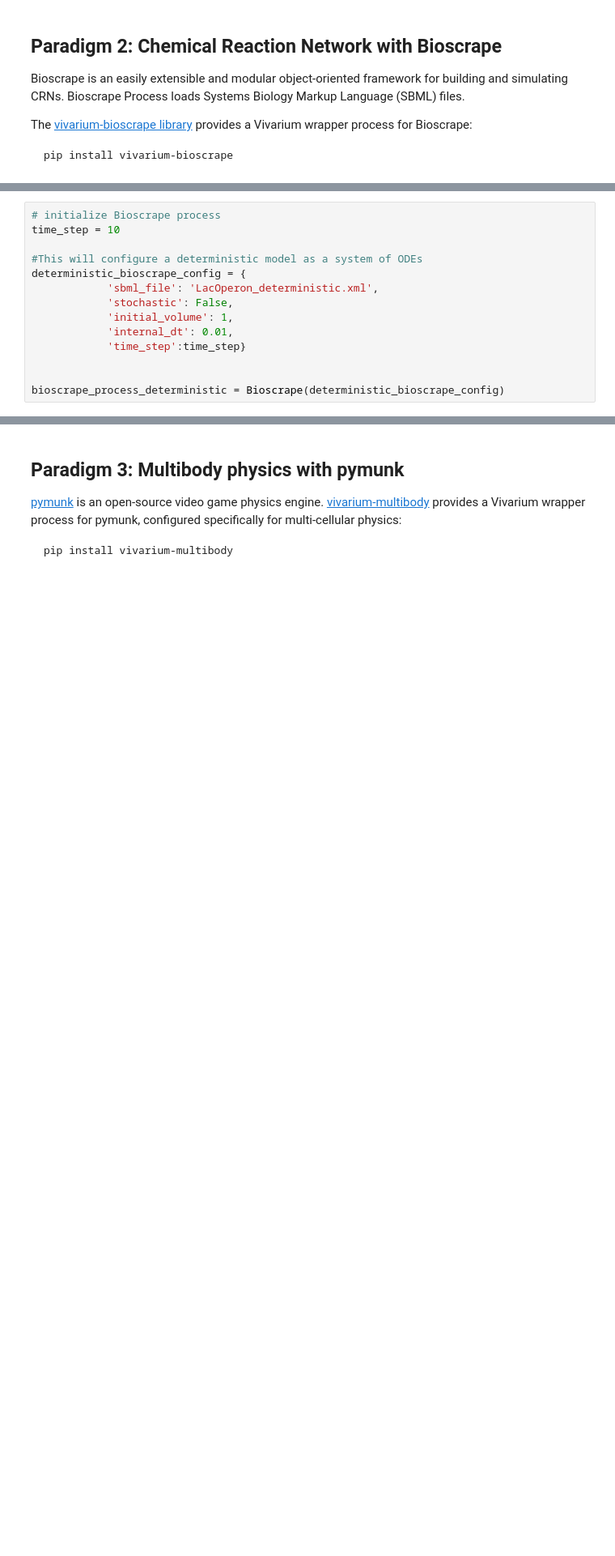
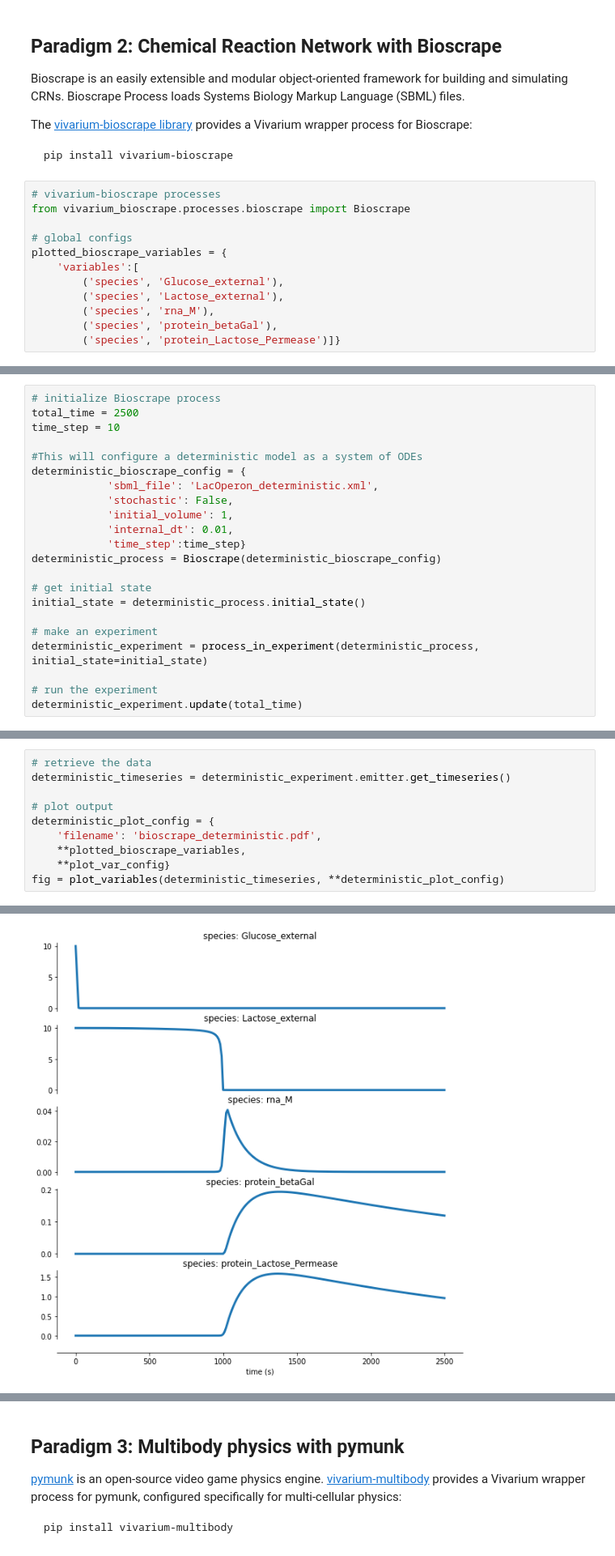
Before and after one commit to vivarium-collective/vivarium-notebooks, a Jupyter notebook: lac_operon/bioscrape-cobra-stochastic-refactoring.ipynb, the cells around one changed output, grey strips where cells are left out. Shown at 81% size. Drawn from its saved outputs; the diff is of its cells as text; blank space fills up the shorter version.

````diff
--- a/lac_operon/bioscrape-cobra-stochastic-refactoring.ipynb
+++ b/lac_operon/bioscrape-cobra-stochastic-refactoring.ipynb
@@ -186,3 +192,15 @@ The [vivarium-bioscrape library](https://github.com/vivarium-collective/vivarium
  ```
  pip install vivarium-bioscrape
  ```
+# %%
+# vivarium-bioscrape processes
+from vivarium_bioscrape.processes.bioscrape import Bioscrape
+
+# global configs
+plotted_bioscrape_variables = {
+    'variables':[
+        ('species', 'Glucose_external'),
+        ('species', 'Lactose_external'),
+        ('species', 'rna_M'),
+        ('species', 'protein_betaGal'),
+        ('species', 'protein_Lactose_Permease')]}
@@ -189,5 +209,6 @@ The [vivarium-bioscrape library](https://github.com/vivarium-collective/vivarium
 # %%
 # initialize Bioscrape process
+total_time = 2500
 time_step = 10
 
 #This will configure a deterministic model as a system of ODEs
@@ -197,6 +218,13 @@ deterministic_bioscrape_config = {
             'initial_volume': 1,
             'internal_dt': 0.01,
             'time_step':time_step}
+deterministic_process = Bioscrape(deterministic_bioscrape_config)
 
+# get initial state
+initial_state = deterministic_process.initial_state()
 
-bioscrape_process_deterministic = Bioscrape(deterministic_bioscrape_config)
+# make an experiment
+deterministic_experiment = process_in_experiment(deterministic_process, initial_state=initial_state)
+
+# run the experiment
+deterministic_experiment.update(total_time)
@@ -220,0 +237,11 @@ fig = plot_simulation_output(bioscrape_timeseries_deterministic)
+# %%
+# retrieve the data
+deterministic_timeseries = deterministic_experiment.emitter.get_timeseries()
+
+# plot output
+deterministic_plot_config = {
+    'filename': 'bioscrape_deterministic.pdf',
+    **plotted_bioscrape_variables,
+    **plot_var_config}
+fig = plot_variables(deterministic_timeseries, **deterministic_plot_config)
+# %% [output]
@@ -220,0 +249 @@ fig = plot_simulation_output(bioscrape_timeseries_deterministic)
+[figure, added]
````
Also changed, not shown: parts of 36 cells of this notebook.
